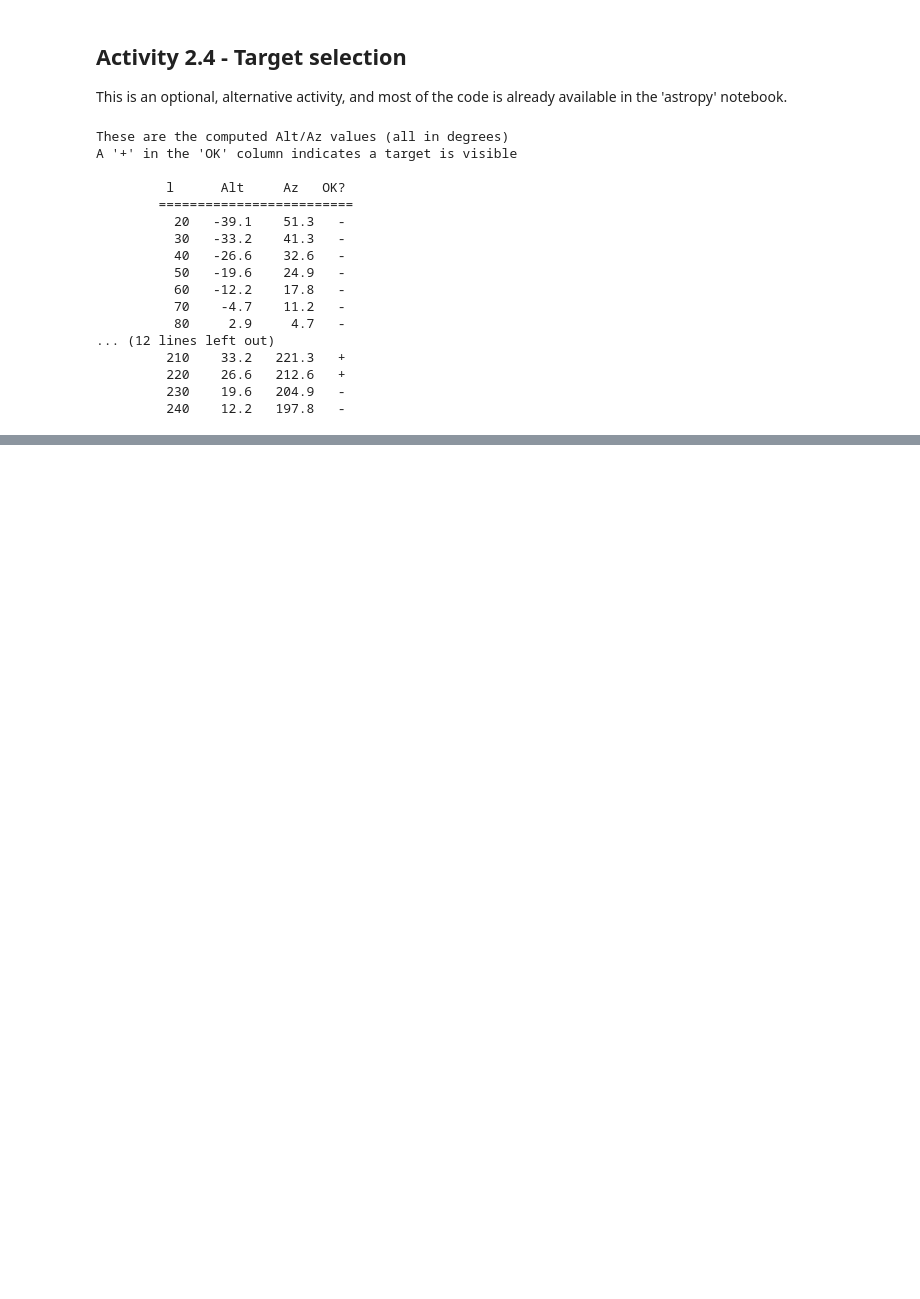
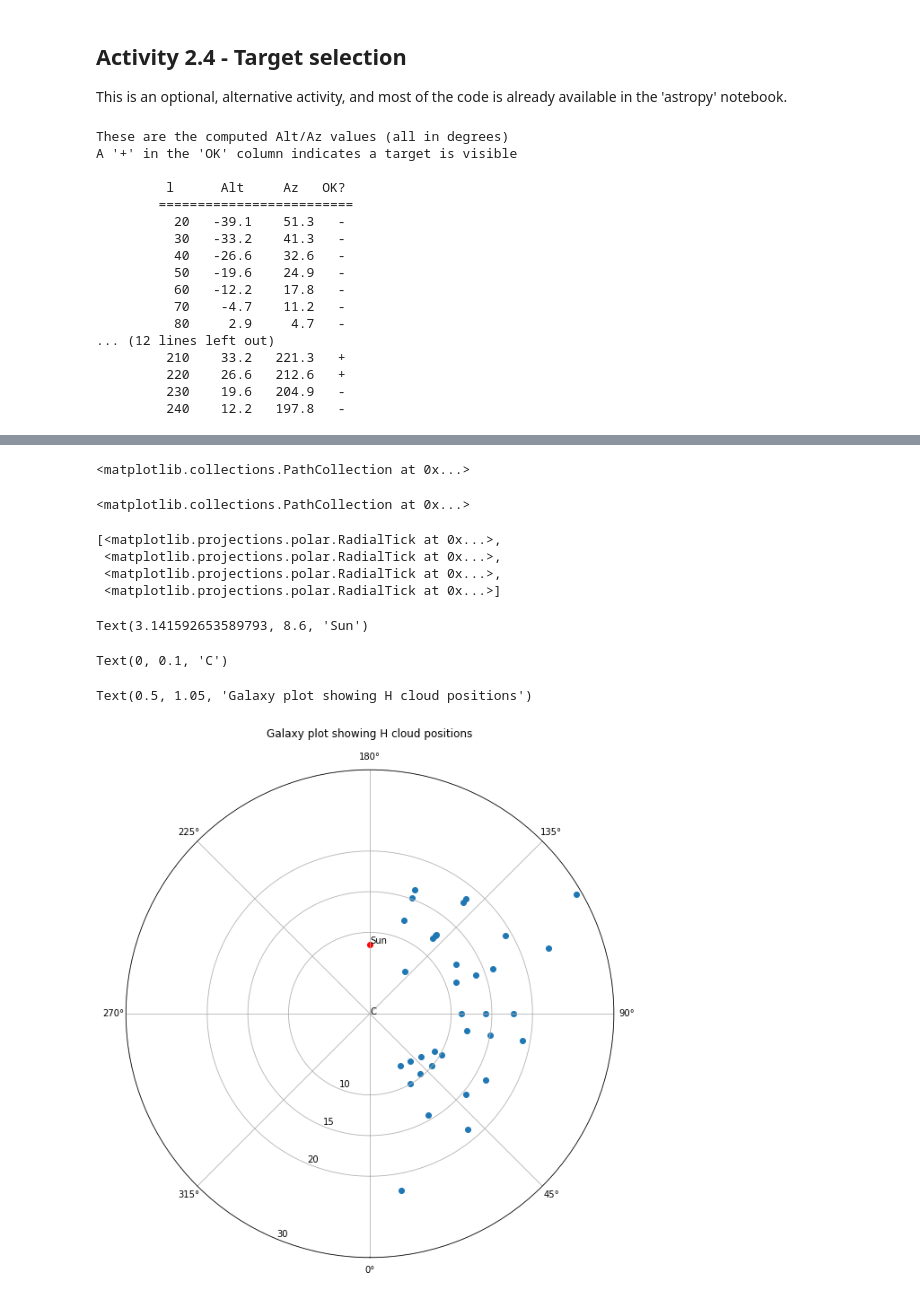
Before and after one commit to ngc6309/OU-ALs, a Jupyter notebook: solutions.ipynb, the cells around one changed output, grey strips where cells are left out. Drawn from its saved outputs; the diff is of its cells as text; code cells hidden in the pictures; blank space fills up the shorter version.

```diff
--- a/solutions.ipynb
+++ b/solutions.ipynb
@@ -87,0 +404,67 @@ A '+' in the 'OK' column indicates a target is visible
+# %%
+import matplotlib.pyplot as plt
+import pandas as pd
+import numpy as np
+
+R0 = 8.5
+V0 = 220# Use your value here
+V = 257 # Use your value here
+
+KPC_M = 3.08567758e+19 # kiloparsec to metre conversion factor
+
+# Read in the data
+clouds_df = pd.read_csv('cloud_v.csv')
+#clouds_df.head()
+
+# Do the calculations
+# Convert to SI
+R0 = R0*KPC_M
+V0 = V0*1000
+V=V*1000
+
+clouds_df['R'] = V*R0/(V0 + clouds_df['vobs']*1000/np.sin(np.deg2rad(clouds_df['longitude'])))/KPC_M
+#clouds_df
+
+# Plot it
+# This version is fairly complex to get some control but a simpler version is given later
+
+# Need angles in radians
+cloud_thetas = clouds_df['longitude']*3.142/180
+cloud_r = clouds_df['R']
+
+fig=plt.figure(figsize=(10,10))
+ax = plt.subplot(111, projection='polar')
+ax.scatter(cloud_thetas, cloud_r)
+ax.scatter(np.deg2rad(180),8.5, marker = 'o', color='r')
+ax.set_rmax(30)
+ax.set_rticks([10, 15, 20, 30])  # less radial ticks
+ax.set_rlabel_position(-22.5)  # get radial labels away from plotted line
+ax.grid(True)
+ax.annotate('Sun', xy=(np.deg2rad(180), 8.6))
+ax.annotate('C', xy=(0,0.1))
+ax.set_theta_zero_location('S')
+ax.set_title("Galaxy plot showing H cloud positions", va='bottom')
+plt.show()
+
+# A simpler version
+#plt.rcParams['figure.figsize']=[12,8]
+#plt.subplot(111, projection='polar')
+#plt.scatter(cloud_thetas, cloud_r)
+#plt.scatter(np.deg2rad(180),8.5, marker = 'o', color='r')
+#plt.ylim(0,40)
+#plt.yticks([10, 15, 20, 30, 40])  # less radial ticks
+#plt.annotate('Sun', xy=(np.deg2rad(180), 8.6))
+#plt.annotate('C', xy=(0,0.1))
+#plt.title("Galaxy plot showing H cloud positions", va='bottom')
+#plt.show()
+# %% [output]
+<matplotlib.collections.PathCollection at 0x...>
+<matplotlib.collections.PathCollection at 0x...>
+[<matplotlib.projections.polar.RadialTick at 0x...>,
+ <matplotlib.projections.polar.RadialTick at 0x...>,
+ <matplotlib.projections.polar.RadialTick at 0x...>,
+ <matplotlib.projections.polar.RadialTick at 0x...>]
+Text(3.141592653589793, 8.6, 'Sun')
+Text(0, 0.1, 'C')
+Text(0.5, 1.05, 'Galaxy plot showing H cloud positions')
+[figure, added]
```
Also changed, not shown: parts of 11 cells of this notebook.
